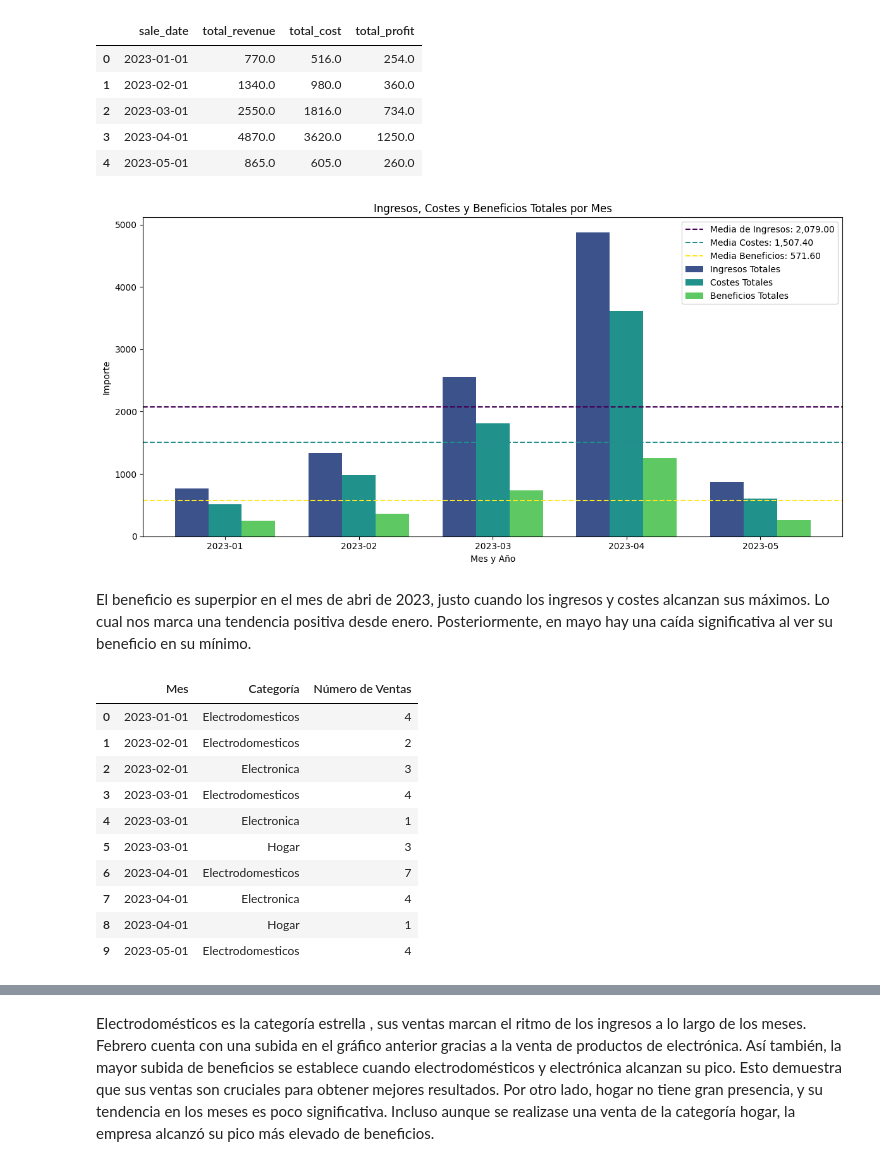
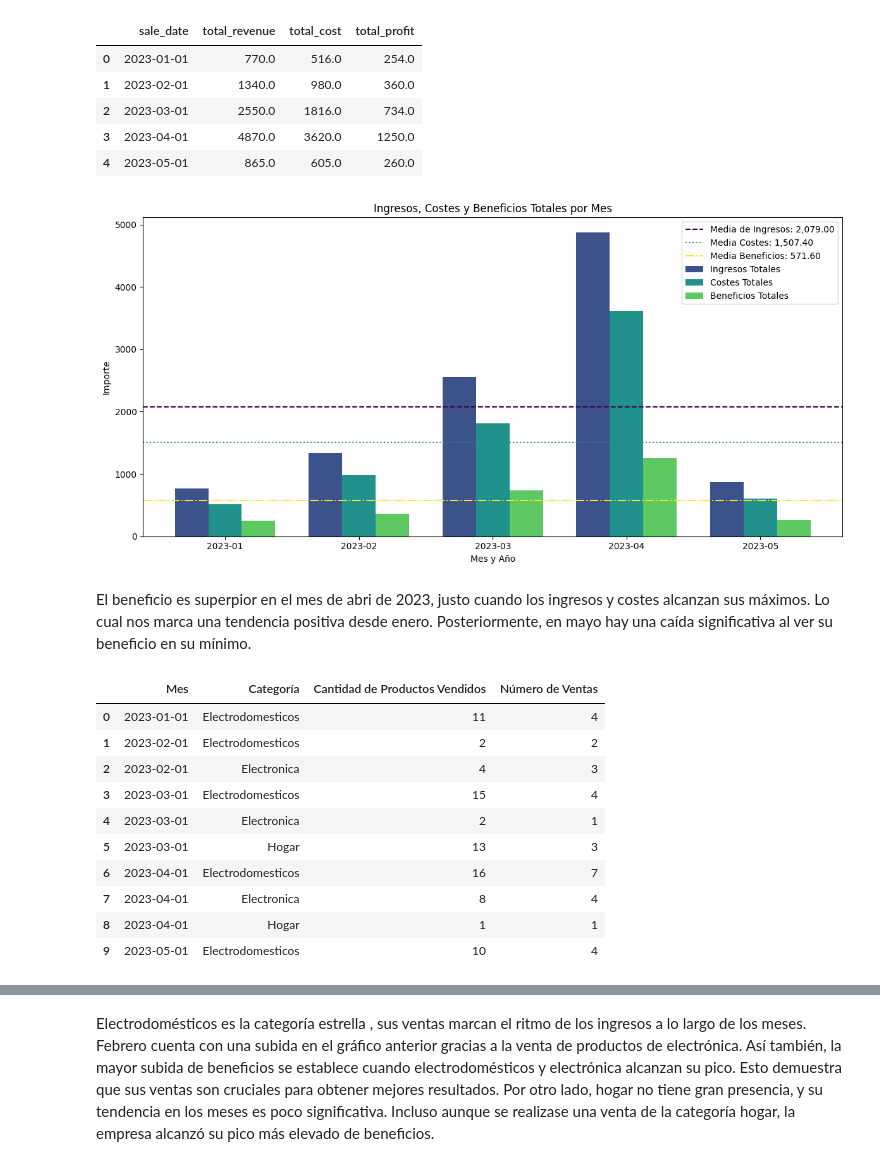
Before and after one commit to StevenNoboa/Prueba-T-cnica-Junior-Data-Scientist, a Jupyter notebook: Notebooks/EDA.ipynb, the cells around one changed output, grey strips where cells are left out. Drawn from its saved outputs; the diff is of its cells as text; code cells hidden in the pictures.

```diff
--- a/Notebooks/EDA.ipynb
+++ b/Notebooks/EDA.ipynb
@@ -119,51 +194,56 @@ media_revenue = resumen_mensual['total_revenue'].mean()
 media_cost = resumen_mensual['total_cost'].mean()
 media_profit = resumen_mensual['total_profit'].mean()
 # %%
-# Crear el gráfico de barras con la paleta 'viridis'
+# Creamos el gráfico
 plt.figure(figsize=(12, 6))
-bar_width = 0.25  # Ancho de las barras
+bar_width = 0.25
 x = range(len(resumen_mensual))
 
-# Barras para ingresos, costes y beneficios con la paleta 'viridis'
+# Creamos las barras para ingresos, costes y beneficios con la paleta 'viridis'
 viridis_palette = sns.color_palette("viridis", 3)
 plt.bar(x, resumen_mensual['total_revenue'], width=bar_width, label='Ingresos Totales', color=viridis_palette[0], align='center')
 plt.bar([p + bar_width for p in x], resumen_mensual['total_cost'], width=bar_width, label='Costes Totales', color=viridis_palette[1], align='center')
 plt.bar([p + bar_width * 2 for p in x], resumen_mensual['total_profit'], width=bar_width, label='Beneficios Totales', color=viridis_palette[2], align='center')
+
+# Creamos las líneas discontinuas para las medias
 plt.axhline(media_revenue, color='#440154', linestyle='--', label=f'Media de Ingresos: {media_revenue:,.2f}')
-plt.axhline(media_cost, color='#21908C', linestyle='--', label=f'Media Costes: {media_cost:,.2f}')
-plt.axhline(media_profit, color='#FDE725', linestyle='--', label=f'Media Beneficios: {media_profit:,.2f}')
+plt.axhline(media_cost, color='#21908C', linestyle=':', label=f'Media Costes: {media_cost:,.2f}')
+plt.axhline(media_profit, color='#FDE725', linestyle='-.', label=f'Media Beneficios: {media_profit:,.2f}')
 
-# Etiquetas de los ejes
+# Configuramos el gráfico
 plt.xlabel('Mes y Año')
 plt.ylabel('Importe')
 plt.title('Ingresos, Costes y Beneficios Totales por Mes')
 plt.xticks([p + bar_width for p in x], resumen_mensual['sale_date'].dt.strftime('%Y-%m'), rotation=0)
 plt.legend()
 plt.tight_layout()
 plt.show()
 # %% [output]
-[figure, old version]
+[figure, new version]
 # %% [markdown]
 El beneficio es superpior en el mes de abri de 2023, justo cuando los ingresos y costes alcanzan sus máximos. Lo cual nos marca una tendencia positiva desde enero. Posteriormente, en mayo hay una caída significativa al ver su beneficio en su mínimo.
 # %%
-# Recalcular el número de ventas mensuales por categoría
-ventas_mensuales_categoria = df.groupby([df['sale_date'].dt.to_period('M'), 'category'])['sale_id'].count().reset_index()
+# Agrupamos el número de productos vendidos y el número de ventas mensuales por categoría
+ventas_y_productos_mensuales = df.groupby([df['sale_date'].dt.to_period('M'), 'category']).agg(
+    total_products_sold=('units_sold', 'sum'),
+    total_sales=('sale_id', 'count')
+).reset_index()
 
 # Renombrar columnas para mayor claridad
-ventas_mensuales_categoria.columns = ['Mes', 'Categoría', 'Número de Ventas']
+ventas_y_productos_mensuales.columns = ['Mes', 'Categoría', 'Cantidad de Productos Vendidos', 'Número de Ventas']
 
-# Convertir el período de vuelta a datetime para facilitar gráficos
-ventas_mensuales_categoria['Mes'] = ventas_mensuales_categoria['Mes'].dt.to_timestamp()
-ventas_mensuales_categoria
+# Convertimos el período de vuelta a datetime para facilitar gráficos
+ventas_y_productos_mensuales['Mes'] = ventas_y_productos_mensuales['Mes'].dt.to_timestamp()
+ventas_y_productos_mensuales
 # %% [output]
-|  | Mes | Categoría | Número de Ventas |
-| 0 | 2023-01-01 | Electrodomesticos | 4 |
-| 1 | 2023-02-01 | Electrodomesticos | 2 |
-| 2 | 2023-02-01 | Electronica | 3 |
-| 3 | 2023-03-01 | Electrodomesticos | 4 |
-| 4 | 2023-03-01 | Electronica | 1 |
-| 5 | 2023-03-01 | Hogar | 3 |
-| 6 | 2023-04-01 | Electrodomesticos | 7 |
-| 7 | 2023-04-01 | Electronica | 4 |
-| 8 | 2023-04-01 | Hogar | 1 |
-| 9 | 2023-05-01 | Electrodomesticos | 4 |
+|  | Mes | Categoría | Cantidad de Productos Vendidos | Número de Ventas |
+| 0 | 2023-01-01 | Electrodomesticos | 11 | 4 |
+| 1 | 2023-02-01 | Electrodomesticos | 2 | 2 |
+| 2 | 2023-02-01 | Electronica | 4 | 3 |
+| 3 | 2023-03-01 | Electrodomesticos | 15 | 4 |
+| 4 | 2023-03-01 | Electronica | 2 | 1 |
+| 5 | 2023-03-01 | Hogar | 13 | 3 |
+| 6 | 2023-04-01 | Electrodomesticos | 16 | 7 |
+| 7 | 2023-04-01 | Electronica | 8 | 4 |
+| 8 | 2023-04-01 | Hogar | 1 | 1 |
+| 9 | 2023-05-01 | Electrodomesticos | 10 | 4 |
```
Also changed, not shown: parts of 34 cells of this notebook.
